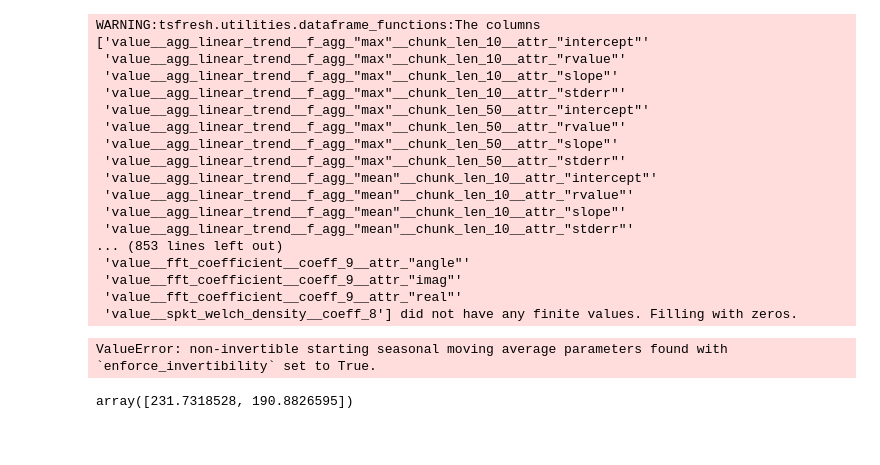
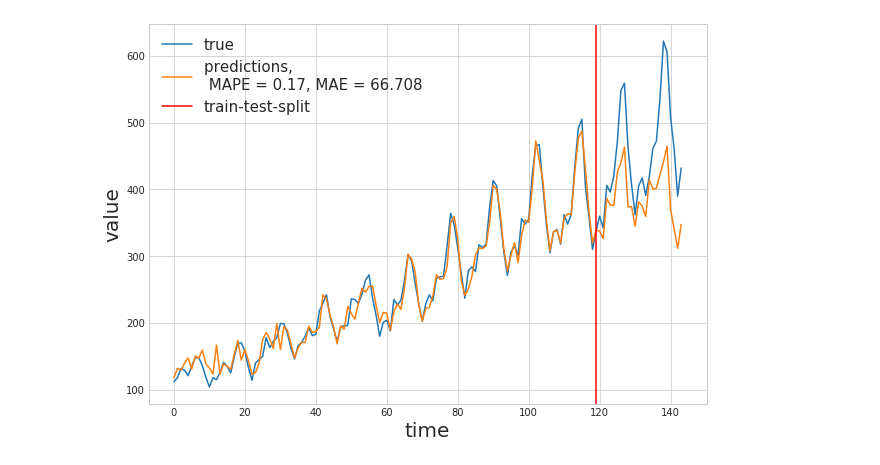
Before and after one commit to uselessskills/auto_ml, a Jupyter notebook: tsfresh_explore/pyramid_tsfresh_rolling.ipynb, the cells around one changed output. Drawn from its saved outputs; the diff is of its cells as text; code cells hidden in the pictures.

```diff
--- a/tsfresh_explore/pyramid_tsfresh_rolling.ipynb
+++ b/tsfresh_explore/pyramid_tsfresh_rolling.ipynb
@@ -281,25 +239,4 @@ array([231.73185279, 190.8826595 ])
-# %%
-predictions = predict_rolling_pyramid(model,last,data_train,3)
-# %% [output]
-WARNING:tsfresh.utilities.dataframe_functions:The columns ['value__agg_linear_trend__f_agg_"max"__chunk_len_10__attr_"intercept"'
- 'value__agg_linear_trend__f_agg_"max"__chunk_len_10__attr_"rvalue"'
- 'value__agg_linear_trend__f_agg_"max"__chunk_len_10__attr_"slope"'
- 'value__agg_linear_trend__f_agg_"max"__chunk_len_10__attr_"stderr"'
- 'value__agg_linear_trend__f_agg_"max"__chunk_len_50__attr_"intercept"'
- 'value__agg_linear_trend__f_agg_"max"__chunk_len_50__attr_"rvalue"'
- 'value__agg_linear_trend__f_agg_"max"__chunk_len_50__attr_"slope"'
- 'value__agg_linear_trend__f_agg_"max"__chunk_len_50__attr_"stderr"'
- 'value__agg_linear_trend__f_agg_"mean"__chunk_len_10__attr_"intercept"'
- 'value__agg_linear_trend__f_agg_"mean"__chunk_len_10__attr_"rvalue"'
- 'value__agg_linear_trend__f_agg_"mean"__chunk_len_10__attr_"slope"'
- 'value__agg_linear_trend__f_agg_"mean"__chunk_len_10__attr_"stderr"'
-... (853 lines left out)
- 'value__fft_coefficient__coeff_9__attr_"angle"'
- 'value__fft_coefficient__coeff_9__attr_"imag"'
- 'value__fft_coefficient__coeff_9__attr_"real"'
- 'value__spkt_welch_density__coeff_8'] did not have any finite values. Filling with zeros.
-ValueError: non-invertible starting seasonal moving average parameters found with `enforce_invertibility` set to True.
-# %%
-predictions
-# %% [output]
-array([231.7318528, 190.8826595])
+# %%
+plot_results(data,np.concatenate([data[:4],predict_in_sample[1:]]),predictions,data_test)
+# %% [output]
+[figure, added]
```
Also changed, not shown: parts of 18 cells of this notebook, 1 other file.
